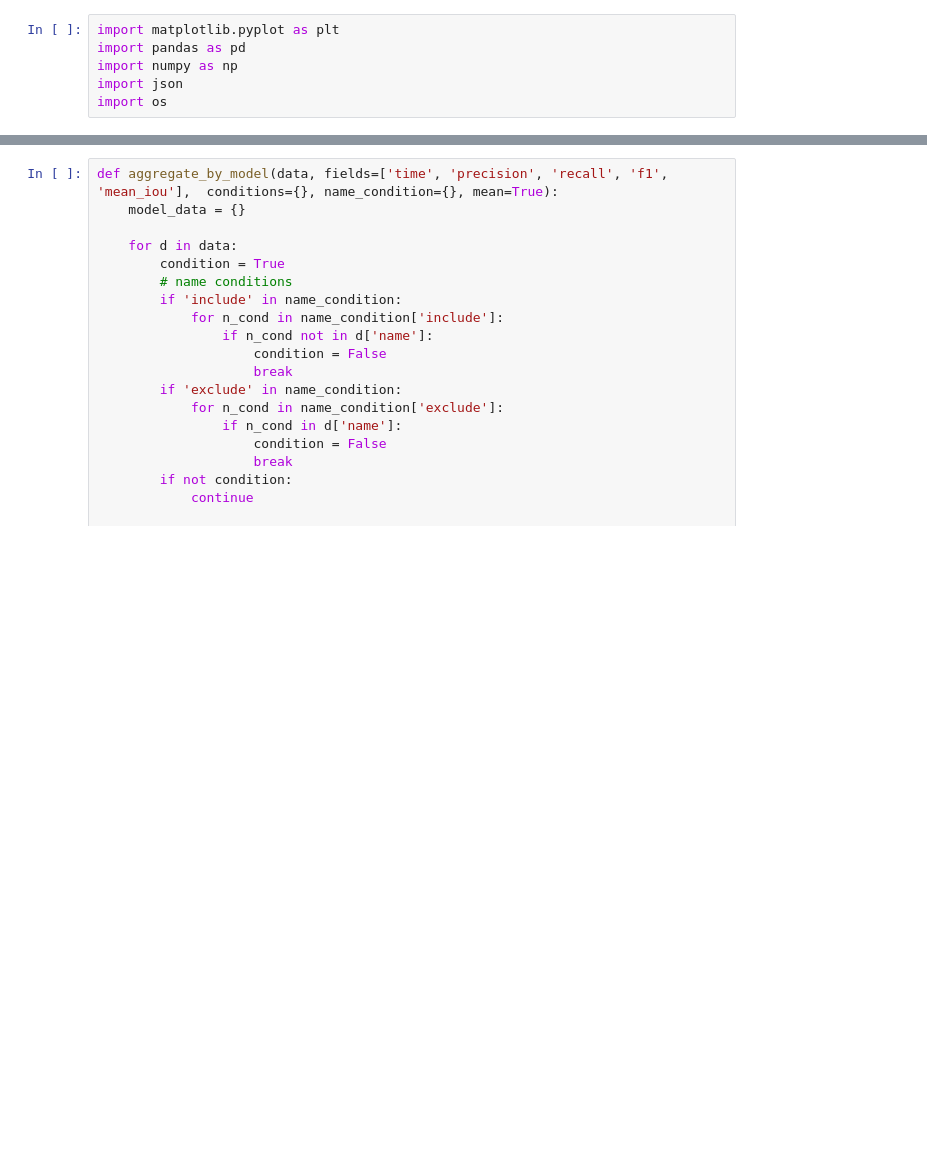
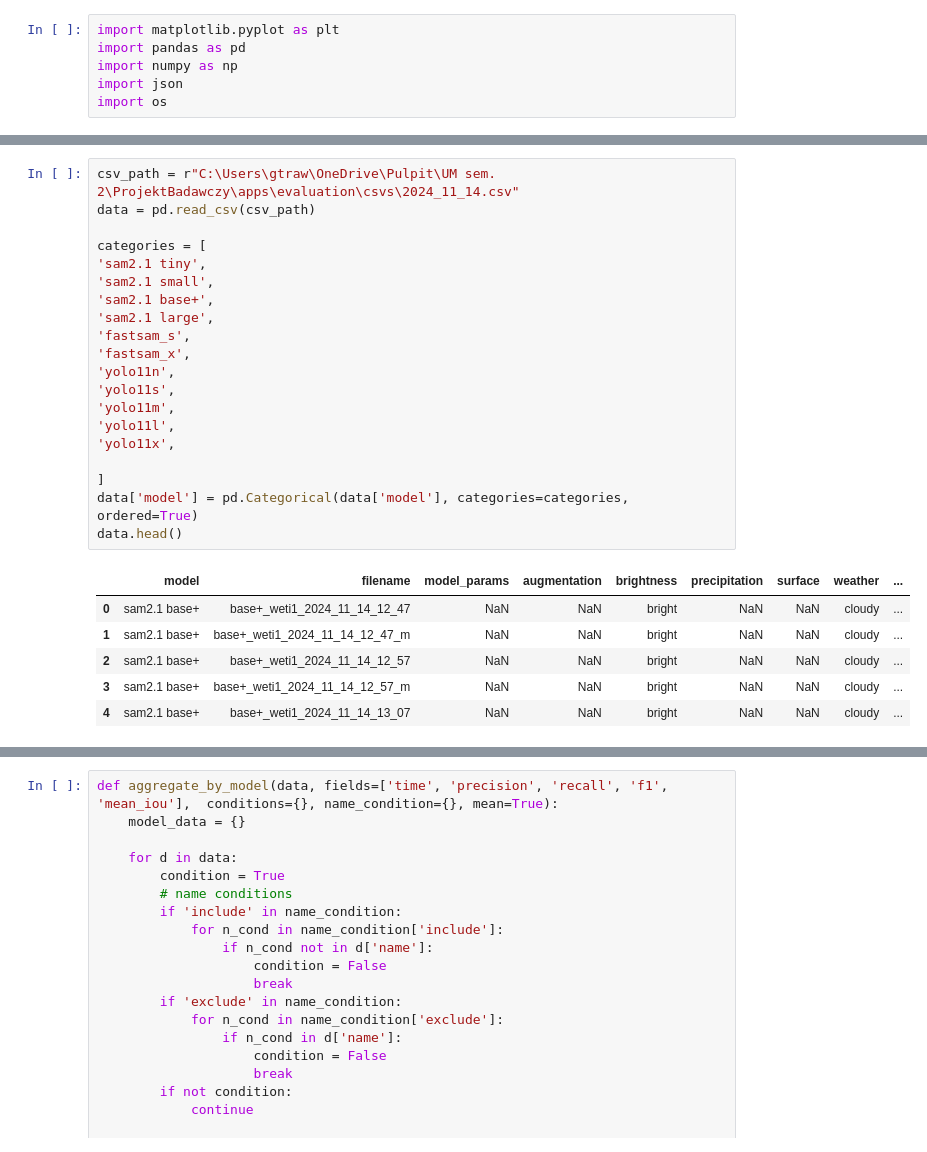
Before and after one commit to Trawirr/ParkingApp, a Jupyter notebook: evaluation/plot_models.ipynb, the cells around one changed output, grey strips where cells are left out. Saved outputs shown, nothing was run; the diff lists cells and outputs as text; blank space fills up the shorter version.

```diff
--- a/evaluation/plot_models.ipynb
+++ b/evaluation/plot_models.ipynb
@@ -6,0 +27,27 @@ import os
+# %%
+csv_path = r"C:\Users\gtraw\OneDrive\Pulpit\UM sem. 2\ProjektBadawczy\apps\evaluation\csvs\2024_11_14.csv"
+data = pd.read_csv(csv_path)
+
+categories = [
+'sam2.1 tiny',
+'sam2.1 small',
+'sam2.1 base+',
+'sam2.1 large',
+'fastsam_s',
+'fastsam_x',
+'yolo11n',
+'yolo11s',
+'yolo11m',
+'yolo11l',
+'yolo11x',
+
+]
+data['model'] = pd.Categorical(data['model'], categories=categories, ordered=True)
+data.head()
+# %% [output]
+|  | model | filename | model_params | augmentation | brightness | precipitation | surface | weather | ... |
+| 0 | sam2.1 base+ | base+_weti1_2024_11_14_12_47 | NaN | NaN | bright | NaN | NaN | cloudy | ... |
+| 1 | sam2.1 base+ | base+_weti1_2024_11_14_12_47_m | NaN | NaN | bright | NaN | NaN | cloudy | ... |
+| 2 | sam2.1 base+ | base+_weti1_2024_11_14_12_57 | NaN | NaN | bright | NaN | NaN | cloudy | ... |
+| 3 | sam2.1 base+ | base+_weti1_2024_11_14_12_57_m | NaN | NaN | bright | NaN | NaN | cloudy | ... |
+| 4 | sam2.1 base+ | base+_weti1_2024_11_14_13_07 | NaN | NaN | bright | NaN | NaN | cloudy | ... |
```
Also changed, not shown: parts of 5 cells of this notebook.
